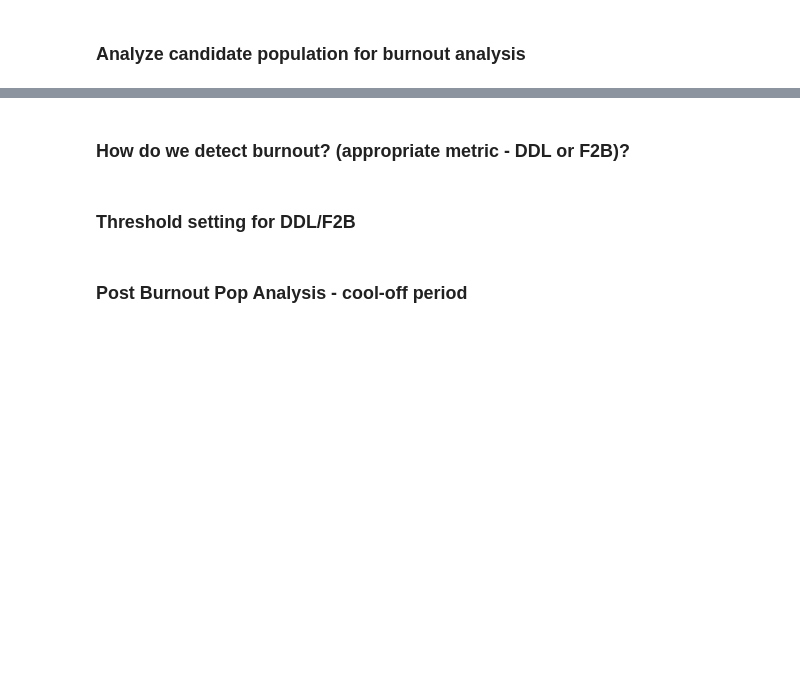
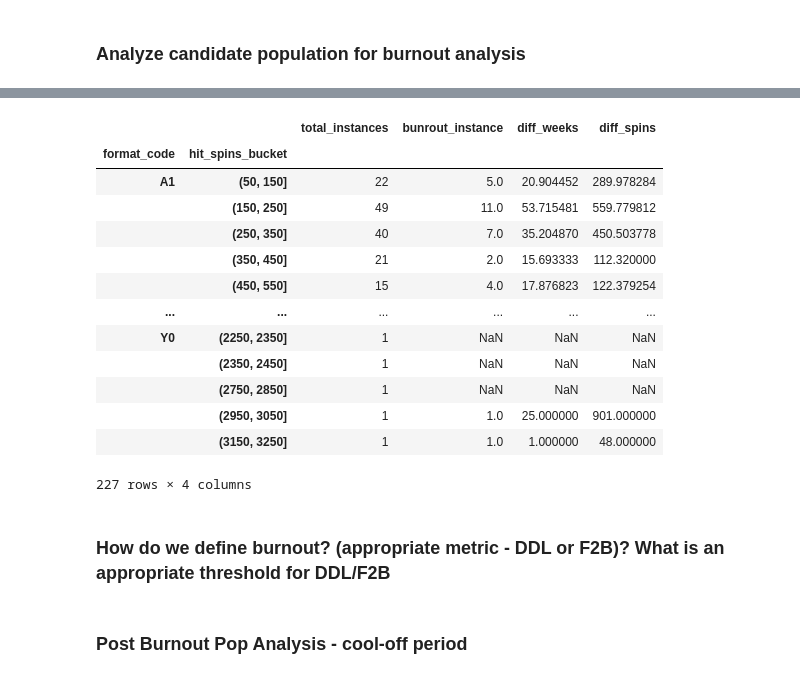
Before and after one commit to gjampanih/adds-early-burnout-warning-model, a Jupyter notebook: notebooks/ebw_metrics_analysis.ipynb, the cells around one changed output, grey strips where cells are left out. Saved outputs shown, nothing was run; the diff lists cells and outputs as text; code cells hidden in the pictures; blank space fills up the shorter version.

```diff
--- a/notebooks/ebw_metrics_analysis.ipynb
+++ b/notebooks/ebw_metrics_analysis.ipynb
@@ -398,0 +437,2 @@ for i in song_artist_pairs:
+# %%
+df_hits_brn_f2b = df_hits.join(df_hits[(df_hits['f2b_track_1.00'] >= 2) & (df_hits['week_dt'] > df_hits['week_dt_r'])].groupby(['format_code', 'call_letters', 'mediabase_id']).agg({'week_dt': np.min, 'weeks_since_release': np.min, 'cuml_spins_non_on':np.min}), how='right', on = ['format_code', 'call_letters', 'mediabase_id'], rsuffix='_brn')
@@ -399,6 +482,21 @@ for i in song_artist_pairs:
+# %%
+pd.DataFrame(df_hits.groupby(grp_cols).apply(fn3), columns=['total_instances']).join(pd.DataFrame(df_hits_brn_f2b.groupby(grp_cols).apply(fn3), columns=['bunrout_instance']).join(pd.DataFrame(df_hits_brn_f2b.groupby(['format_code', 'hit_spins_bucket']).apply(fn1), columns=['diff_weeks']).join(pd.DataFrame(df_hits_brn_f2b.groupby(['format_code', 'hit_spins_bucket']).apply(fn2), columns=['diff_spins']), rsuffix='_r')))
+# %% [output]
+|  |  | total_instances | bunrout_instance | diff_weeks | diff_spins |
+| format_code | hit_spins_bucket |  |  |  |  |
+| A1 | (50, 150] | 22 | 5.0 | 20.904452 | 289.978284 |
+|  | (150, 250] | 49 | 11.0 | 53.715481 | 559.779812 |
+|  | (250, 350] | 40 | 7.0 | 35.204870 | 450.503778 |
+|  | (350, 450] | 21 | 2.0 | 15.693333 | 112.320000 |
+|  | (450, 550] | 15 | 4.0 | 17.876823 | 122.379254 |
+| ... | ... | ... | ... | ... | ... |
+| Y0 | (2250, 2350] | 1 | NaN | NaN | NaN |
+|  | (2350, 2450] | 1 | NaN | NaN | NaN |
+|  | (2750, 2850] | 1 | NaN | NaN | NaN |
+|  | (2950, 3050] | 1 | 1.0 | 25.000000 | 901.000000 |
+|  | (3150, 3250] | 1 | 1.0 | 1.000000 | 48.000000 |
+227 rows × 4 columns
 # %% [markdown]
-### How do we detect burnout? (appropriate metric - DDL or F2B)?
+### How do we define burnout? (appropriate metric - DDL or F2B)? What is an appropriate threshold for DDL/F2B
-# %% [markdown]
-### Threshold setting for DDL/F2B
 # %% [markdown]
 ### Post Burnout Pop Analysis - cool-off period
```
Also changed, not shown: parts of 11 cells of this notebook.
